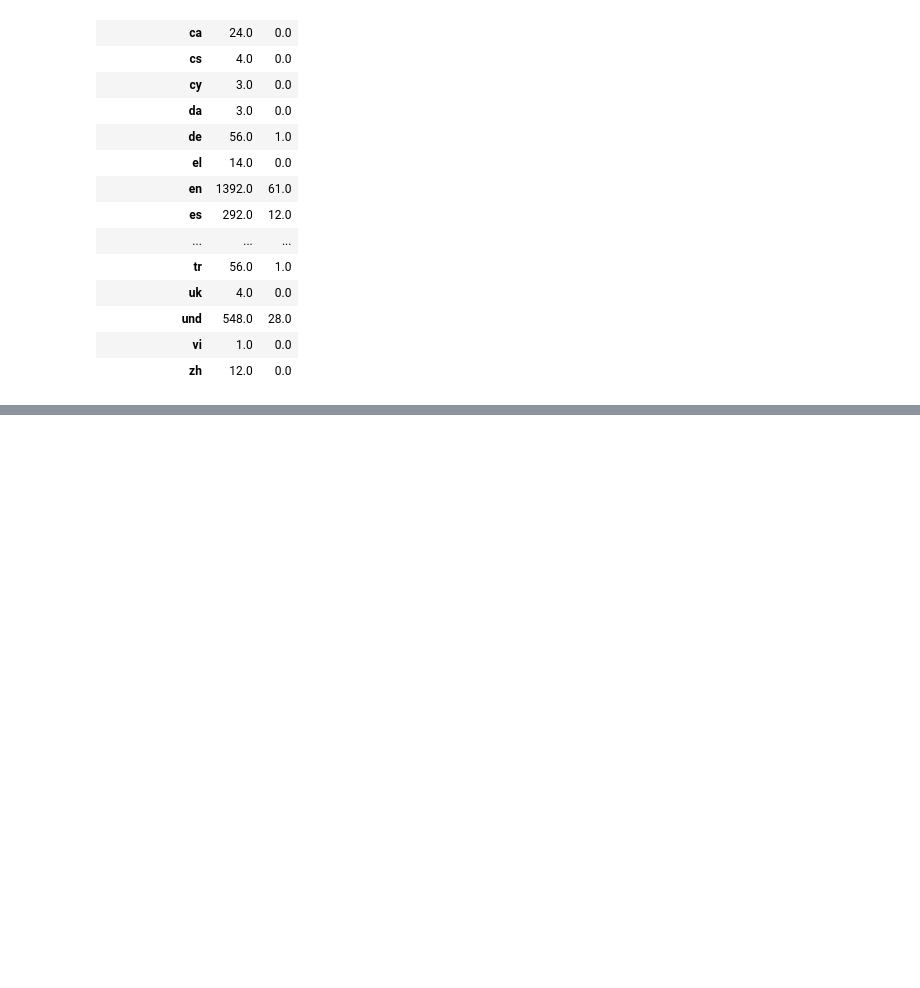
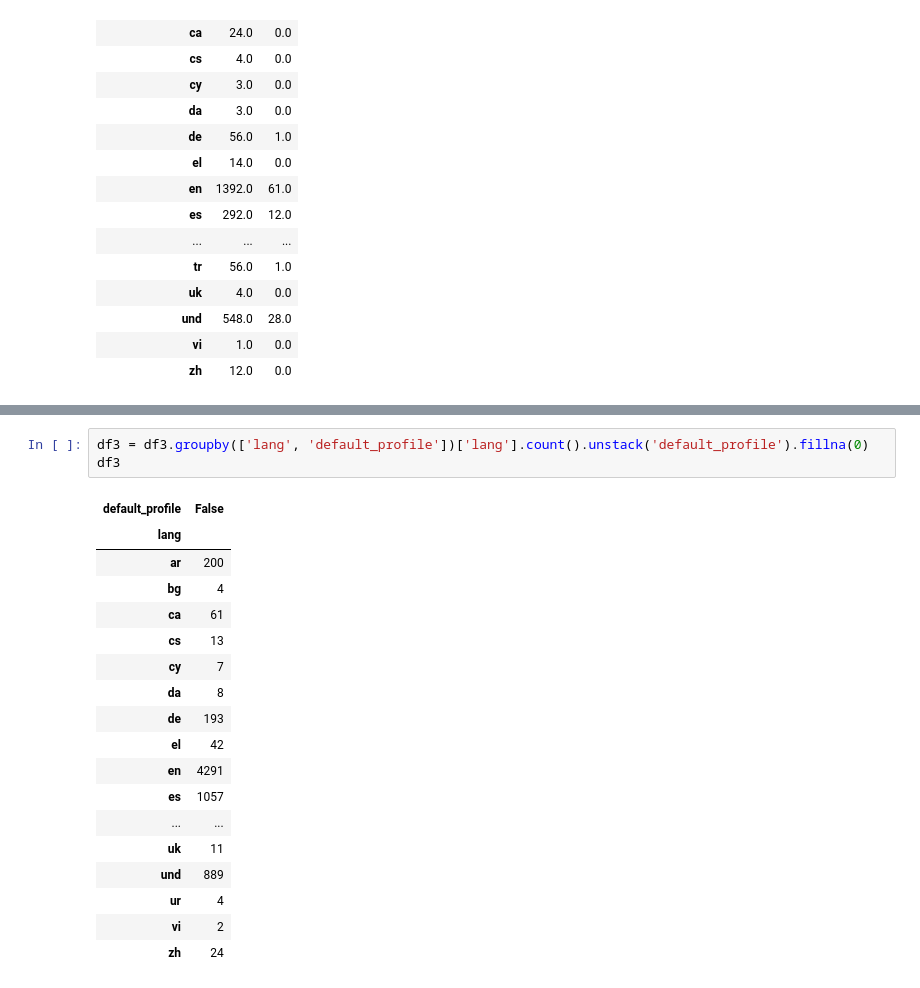
Before and after one commit to DJ1070/Twitter-Stream, a Jupyter notebook: twitter_evaluation_1.ipynb, the cells around one changed output, grey strips where cells are left out. Cells and saved outputs as stored; diff of their text form; blank space fills up the shorter version.

```diff
--- a/twitter_evaluation_1.ipynb
+++ b/twitter_evaluation_1.ipynb
@@ -88,0 +100,22 @@ df2.plot(kind = 'barh', stacked = True, figsize=(12, 12))
+# %%
+df3 = df3.groupby(['lang', 'default_profile'])['lang'].count().unstack('default_profile').fillna(0)
+df3
+# %% [output]
+| default_profile | False |
+| lang |  |
+| ar | 200 |
+| bg | 4 |
+| ca | 61 |
+| cs | 13 |
+| cy | 7 |
+| da | 8 |
+| de | 193 |
+| el | 42 |
+| en | 4291 |
+| es | 1057 |
+| ... | ... |
+| uk | 11 |
+| und | 889 |
+| ur | 4 |
+| vi | 2 |
+| zh | 24 |
```
Also changed, not shown: parts of 3 cells of this notebook.
